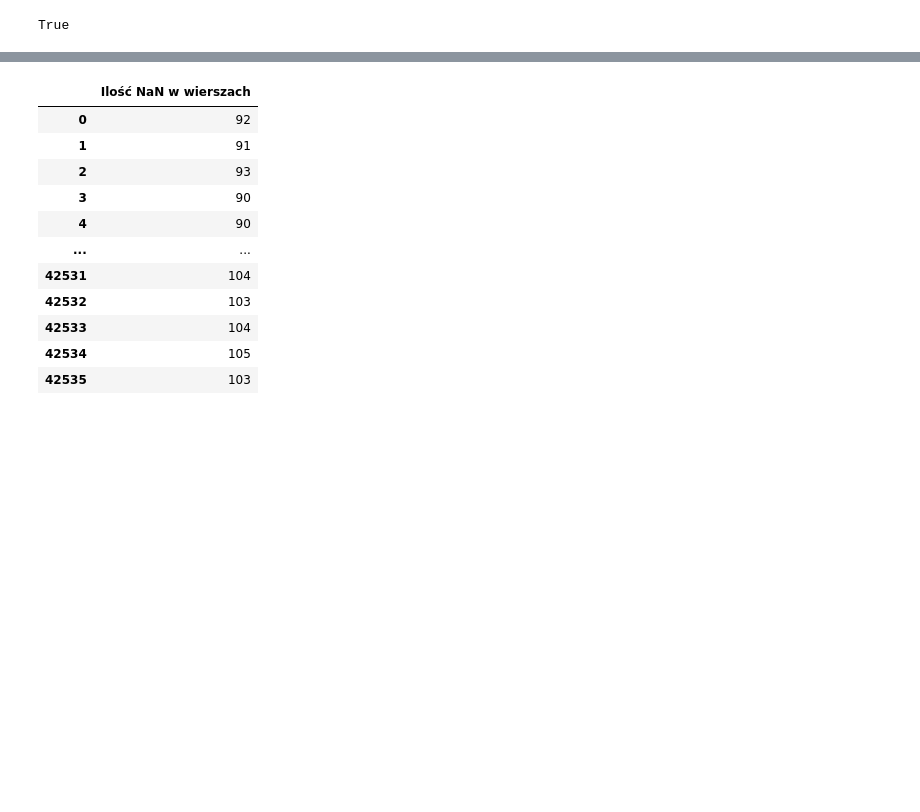
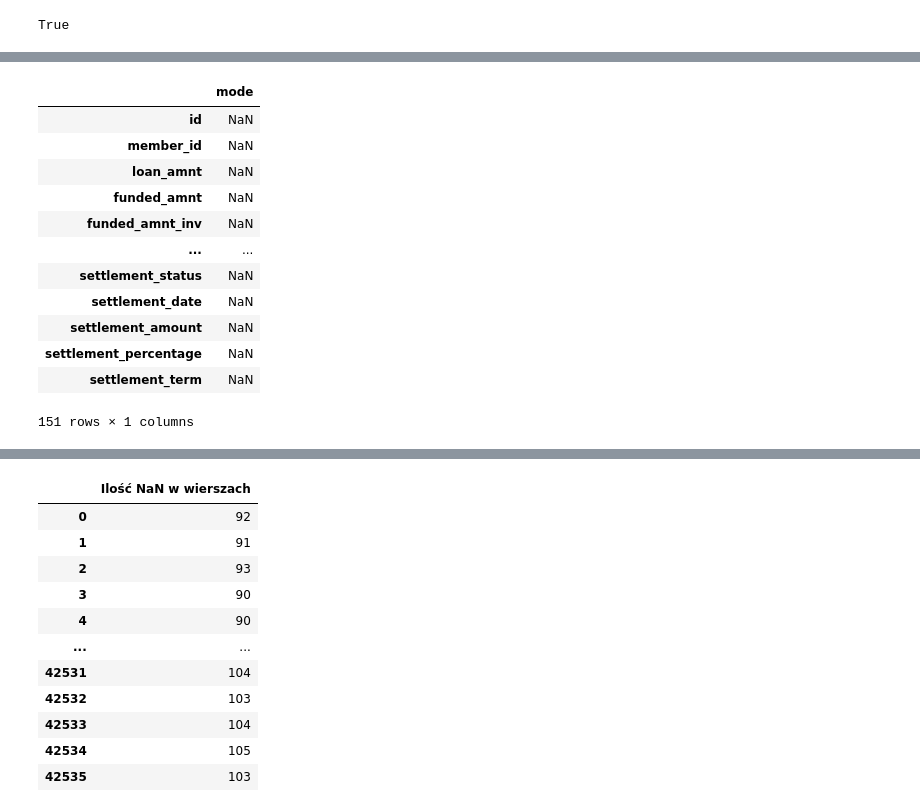
Before and after one commit to Hubert26/machine-learning, a Jupyter notebook: project_Hubert_Szewczyk.ipynb, the cells around one changed output, grey strips where cells are left out. Drawn from its saved outputs; the diff is of its cells as text; code cells hidden in the pictures; blank space fills up the shorter version.

```diff
--- a/project_Hubert_Szewczyk.ipynb
+++ b/project_Hubert_Szewczyk.ipynb
@@ -89,0 +117,17 @@ df_naan_columns
+# %%
+mode_column = pd.DataFrame(columns=['mode'], index=column_names)
+mode_column
+# %% [output]
+|  | mode |
+| id | NaN |
+| member_id | NaN |
+| loan_amnt | NaN |
+| funded_amnt | NaN |
+| funded_amnt_inv | NaN |
+| ... | ... |
+| settlement_status | NaN |
+| settlement_date | NaN |
+| settlement_amount | NaN |
+| settlement_percentage | NaN |
+| settlement_term | NaN |
+151 rows × 1 columns
```
Also changed, not shown: parts of 14 cells of this notebook.
